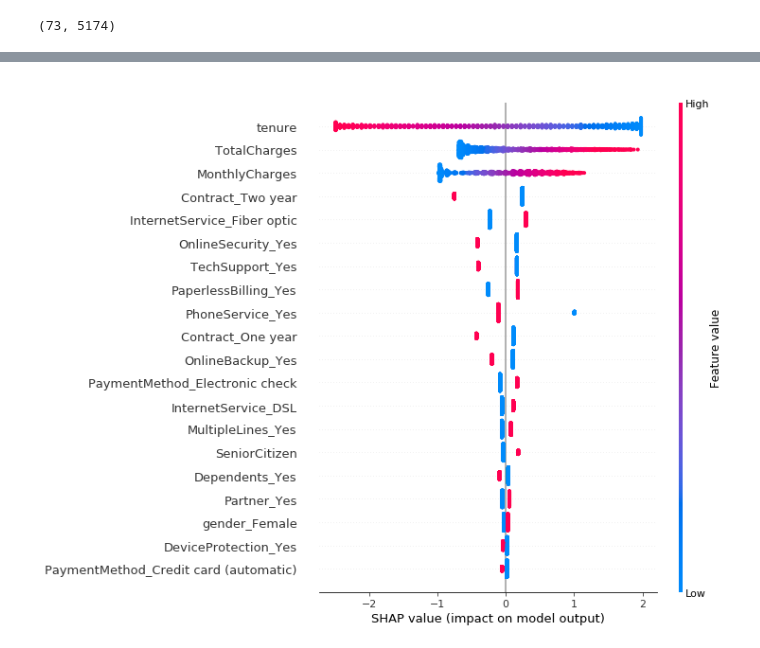
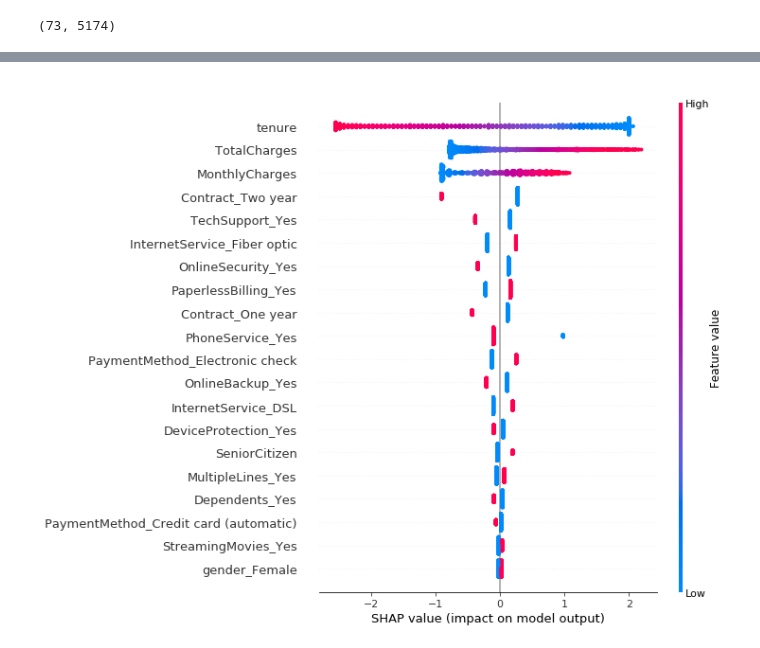
Before and after one commit to owencorrigan/churn, a Jupyter notebook: WorkSpace.ipynb, the cells around one changed output, grey strips where cells are left out. Drawn from its saved outputs; the diff is of its cells as text; code cells hidden in the pictures.

Commit message:
Added shap figure on logistic regression

```diff
--- a/WorkSpace.ipynb
+++ b/WorkSpace.ipynb
@@ -343,6 +347,8 @@ with open('modelcph.pkl', 'wb') as model_file:
 import shap
 # %%
 #plot summery plot for logistic regression using shap
-shap.summary_plot(shap_values, X_test, feature_names=x_select)
+shap_values=shap.LinearExplainer(clf,X_test).shap_values(X_test)
+shap.summary_plot(shap_values, X_test, feature_names=x_select,show=False)
+plt.savefig('./figures/shapLogistic.png')
 # %% [output]
-[figure, old version]
+[figure, new version]
```
Also changed, not shown: parts of 10 cells of this notebook, 16 other files.
